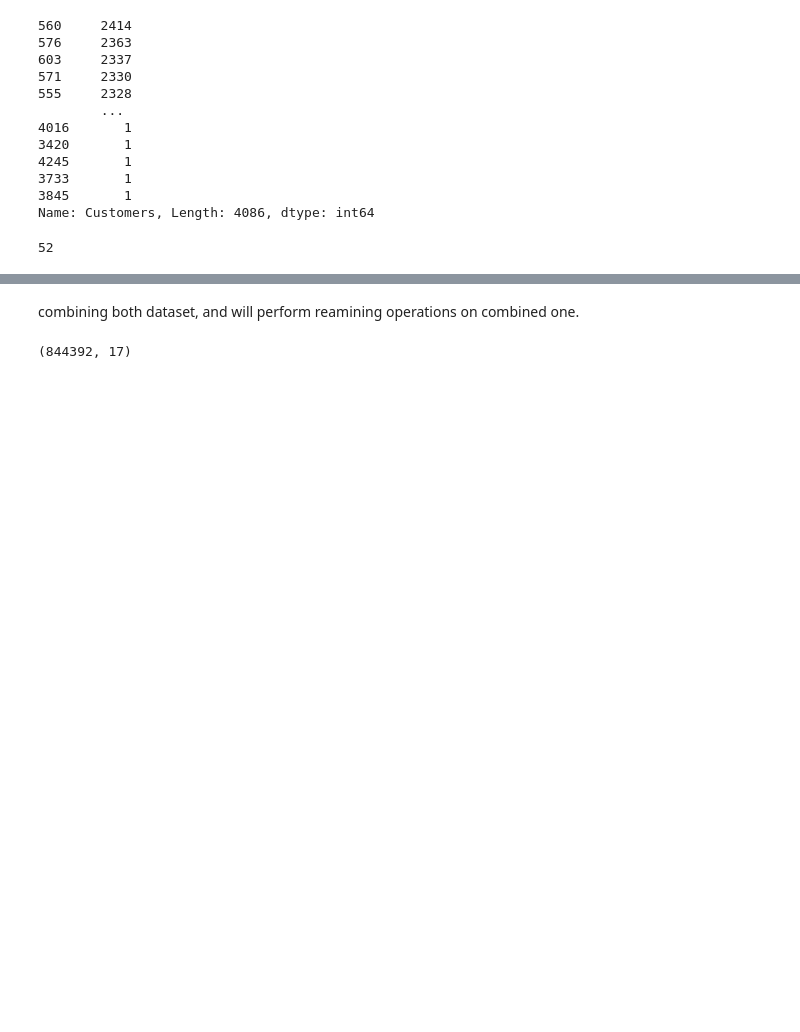
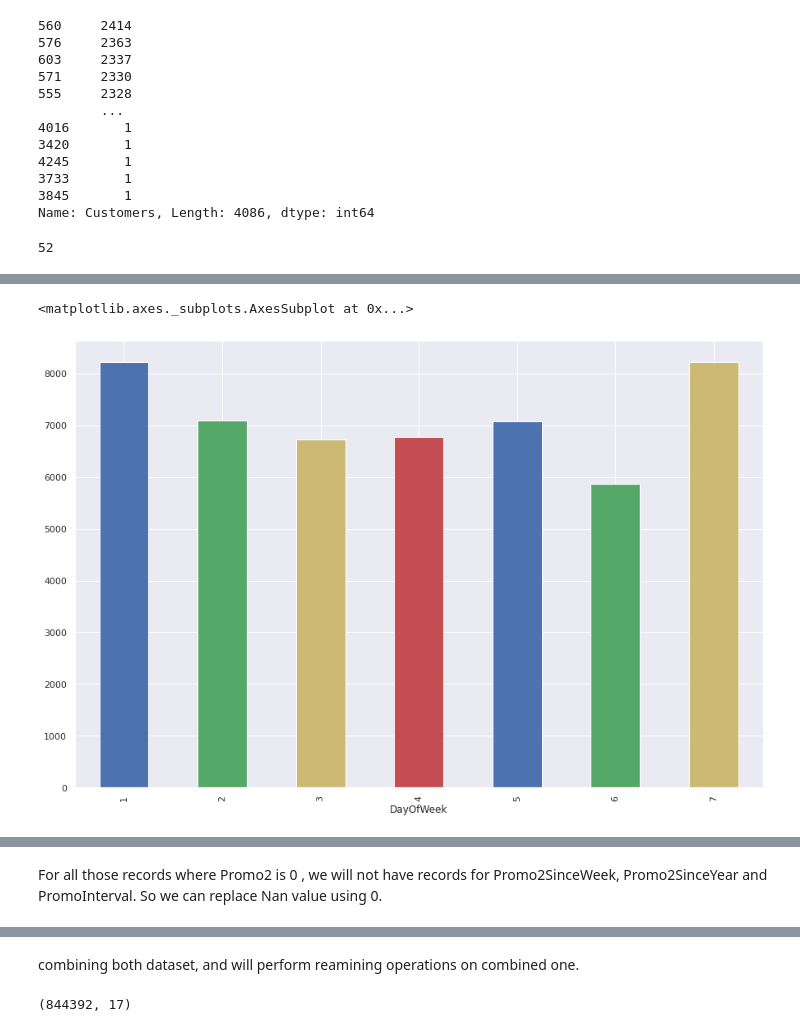
Before and after one commit to M0n1ka-05/Rossmann_Sale_Prediction, a Jupyter notebook: Monika_Shinde_Team_4_Rossmann_Sales_Prediction_Capstone_Project.ipynb, the cells around one changed output, grey strips where cells are left out. Cells and saved outputs as stored; diff of their text form; code cells hidden in the pictures; blank space fills up the shorter version.

```diff
--- a/Monika_Shinde_Team_4_Rossmann_Sales_Prediction_Capstone_Project.ipynb
+++ b/Monika_Shinde_Team_4_Rossmann_Sales_Prediction_Capstone_Project.ipynb
@@ -283,3 +294,8 @@ sns.barplot(x='Store', y='Customers', data = sales_df)
+# %%
+sales_df.groupby('DayOfWeek').agg({'Sales':np.mean}).plot(kind='bar',color='bgyr',legend=[])
+# %% [output]
+<matplotlib.axes._subplots.AxesSubplot at 0x...>
+[figure, added]
 # %%
 store_df.head(5)
 # %% [output]
@@ -289,3 +305,5 @@ store_df.head(5)
 | 2 | 3 | a | a | 14130.0 | 12.0 | 2006.0 | ... |
 | 3 | 4 | c | c | 620.0 | 9.0 | 2009.0 | ... |
 | 4 | 5 | a | a | 29910.0 | 4.0 | 2015.0 | ... |
+# %% [markdown]
+For all those records where Promo2 is 0 , we will not have records for Promo2SinceWeek, Promo2SinceYear	and PromoInterval. So we can replace Nan value using 0.
```
Also changed, not shown: parts of 46 cells of this notebook.
